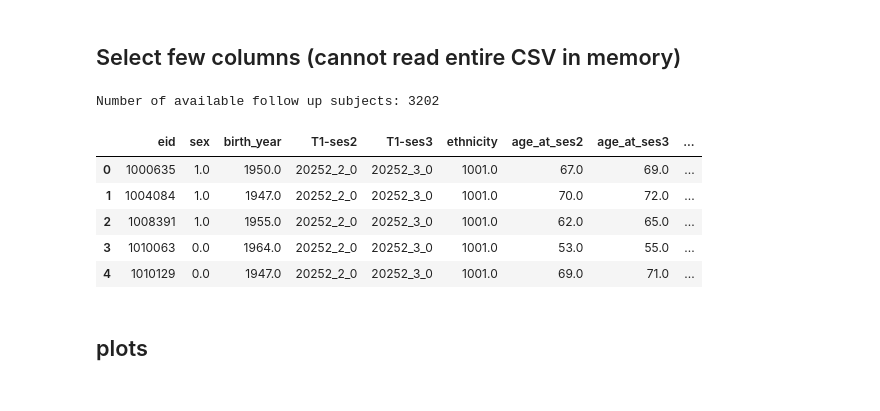
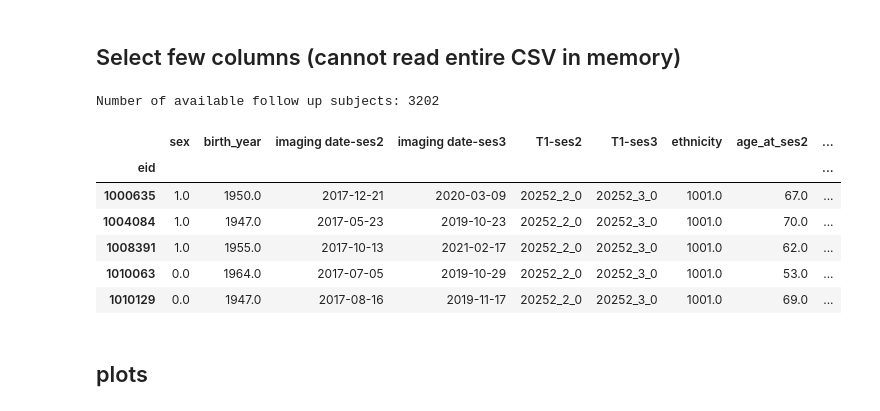
Before and after one commit to nikhil153/brain-diff, a Jupyter notebook: 1_ukb_follow_up.ipynb, the cells around one changed output. Drawn from its saved outputs; the diff is of its cells as text; code cells hidden in the pictures.

```diff
--- a/1_ukb_follow_up.ipynb
+++ b/1_ukb_follow_up.ipynb
@@ -28,40 +30,43 @@ if read_neurohub_manifest:
         "21003-3.0": "age_at_ses3",
         "21000-0.0":"ethnicity",
         "20252-2.0":"T1-ses2",
-        "20252-3.0":"T1-ses3"}
+        "20252-3.0":"T1-ses3",
+        "53-2.0":"imaging date-ses2",
+        "53-3.0":"imaging date-ses3"}
 
     ukbb_tab_df = pd.read_csv(tab_csv, index_col=["eid"], usecols=column_codes.keys())
 
     ukbb_tab_df = ukbb_tab_df.rename(columns=column_codes)
 
     ## Cross-ref with currently available subjects from Neurohub
     follow_up_subjects_list = list(np.hstack(pd.read_csv(follow_up_subjects,header=None).values))
 
     # Make sure subjects have imaging data from ses2 and ses3
     ukbb_tab_df = ukbb_tab_df[(~ukbb_tab_df["T1-ses2"].isna()) & (~ukbb_tab_df["T1-ses3"].isna())]
 
     ukbb_tab_followup_df = ukbb_tab_df[ukbb_tab_df.index.isin(follow_up_subjects_list)]
 
     ## Save ukbb follow-up data csv to save time reading entire tabular data csv
     if save_ukbb_followup_subset:
         ukbb_tab_followup_df.to_csv(tab_follow_up_csv)
 
 else:
     ukbb_tab_followup_df = pd.read_csv(tab_follow_up_csv)
 
 
 
 print(f'Number of available follow up subjects: {len(ukbb_tab_followup_df)}')
 
 ukbb_tab_followup_df.head()
 # %% [output]
 Number of available follow up subjects: 3202
-|  | eid | sex | birth_year | T1-ses2 | T1-ses3 | ethnicity | age_at_ses2 | age_at_ses3 | ... |
-| 0 | 1000635 | 1.0 | 1950.0 | 20252_2_0 | 20252_3_0 | 1001.0 | 67.0 | 69.0 | ... |
-| 1 | 1004084 | 1.0 | 1947.0 | 20252_2_0 | 20252_3_0 | 1001.0 | 70.0 | 72.0 | ... |
-| 2 | 1008391 | 1.0 | 1955.0 | 20252_2_0 | 20252_3_0 | 1001.0 | 62.0 | 65.0 | ... |
-| 3 | 1010063 | 0.0 | 1964.0 | 20252_2_0 | 20252_3_0 | 1001.0 | 53.0 | 55.0 | ... |
-| 4 | 1010129 | 0.0 | 1947.0 | 20252_2_0 | 20252_3_0 | 1001.0 | 69.0 | 71.0 | ... |
+|  | sex | birth_year | imaging date-ses2 | imaging date-ses3 | T1-ses2 | T1-ses3 | ethnicity | age_at_ses2 | ... |
+| eid |  |  |  |  |  |  |  |  | ... |
+| 1000635 | 1.0 | 1950.0 | 2017-12-21 | 2020-03-09 | 20252_2_0 | 20252_3_0 | 1001.0 | 67.0 | ... |
+| 1004084 | 1.0 | 1947.0 | 2017-05-23 | 2019-10-23 | 20252_2_0 | 20252_3_0 | 1001.0 | 70.0 | ... |
+| 1008391 | 1.0 | 1955.0 | 2017-10-13 | 2021-02-17 | 20252_2_0 | 20252_3_0 | 1001.0 | 62.0 | ... |
+| 1010063 | 0.0 | 1964.0 | 2017-07-05 | 2019-10-29 | 20252_2_0 | 20252_3_0 | 1001.0 | 53.0 | ... |
+| 1010129 | 0.0 | 1947.0 | 2017-08-16 | 2019-11-17 | 20252_2_0 | 20252_3_0 | 1001.0 | 69.0 | ... |
 # %% [markdown]
 ## plots
 # %%
```
Also changed, not shown: parts of 1 cell of this notebook, 1 other file.
